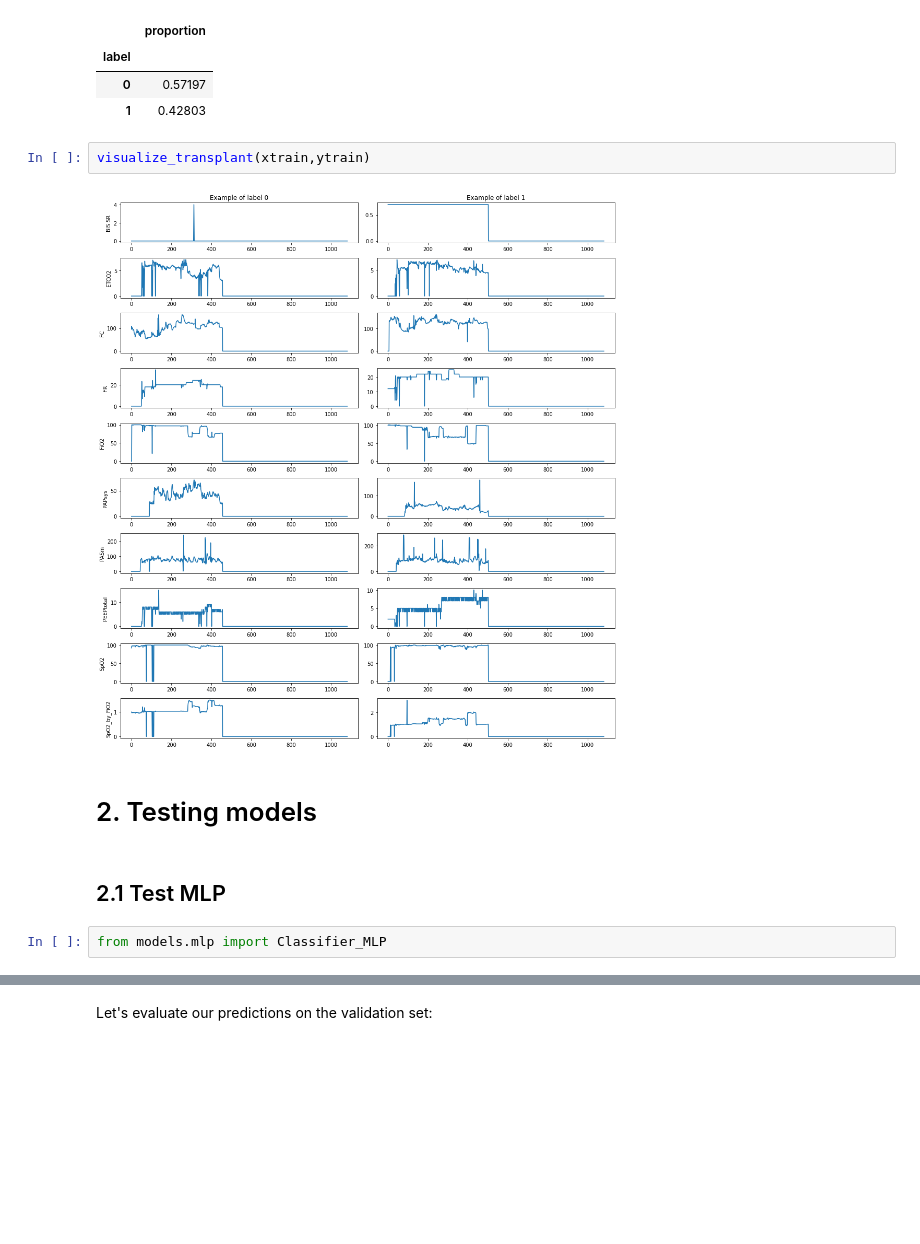
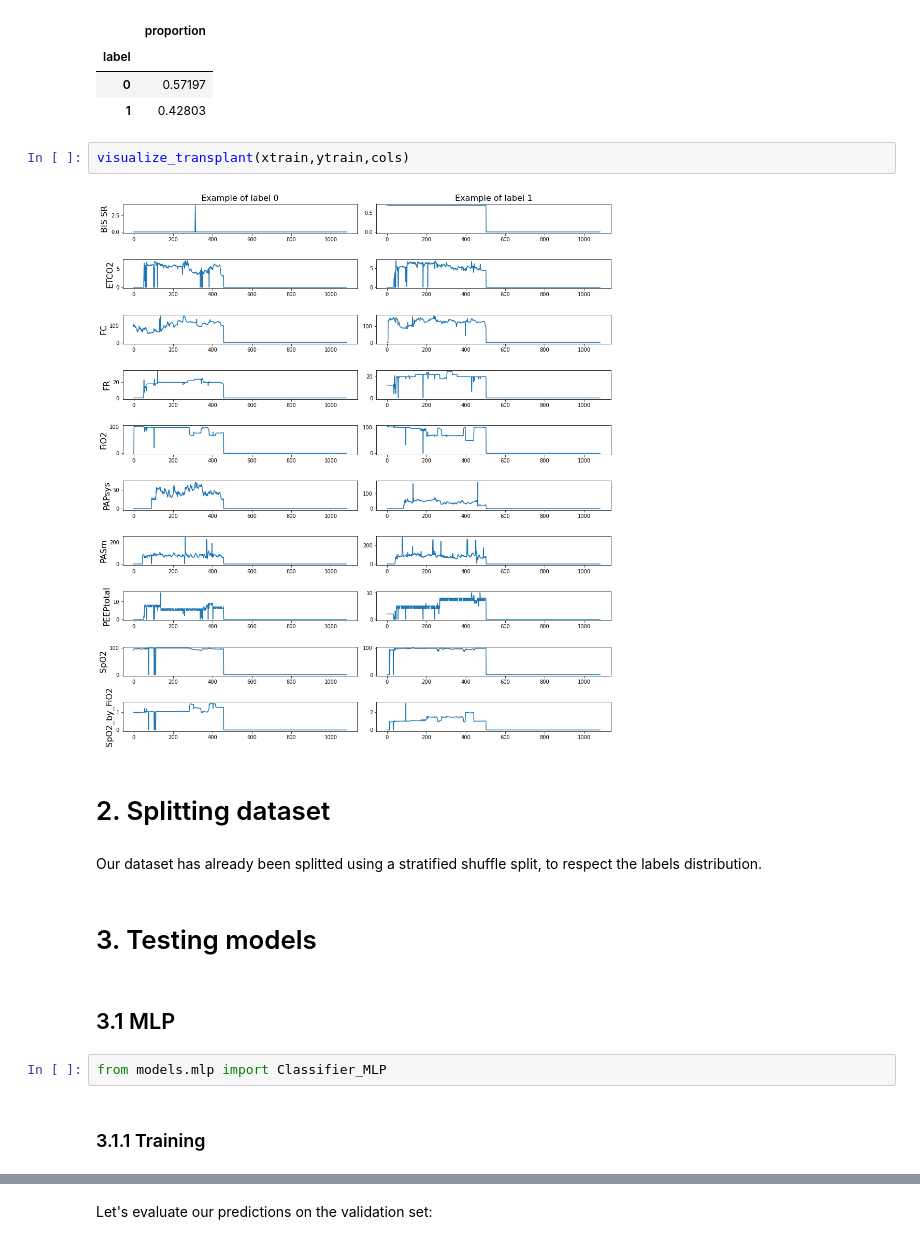
Before and after one commit to DatenBiene/Medical_Time_Series_Calssification, a Jupyter notebook: Transplant.ipynb, the cells around one changed output, grey strips where cells are left out. Cells and saved outputs as stored; diff of their text form; blank space fills up the shorter version.

Commit message:
transplant notebook

```diff
--- a/Transplant.ipynb
+++ b/Transplant.ipynb
@@ -73,15 +105,21 @@ df_props
 | 0 | 0.57197 |
 | 1 | 0.42803 |
 # %%
-visualize_transplant(xtrain,ytrain)
+visualize_transplant(xtrain,ytrain,cols)
 # %% [output]
-[figure, old version]
+[figure, new version]
+# %% [markdown]
+# 2. Splitting dataset
+# %% [markdown]
+Our dataset has already been splitted using a stratified shuffle split, to respect the labels distribution.
 # %% [markdown]
-# 2. Testing models
+# 3. Testing models
 # %% [markdown]
-## 2.1 Test MLP
+## 3.1 MLP
 # %%
 from models.mlp import Classifier_MLP
+# %% [markdown]
+### 3.1.1 Training
 # %%
 mlp = Classifier_MLP(output_directory='outputs/output_mlp/',input_shape=(xtrain.shape[1],xtrain.shape[2]),
                      nb_classes = 2,verbose=True,
```
Also changed, not shown: parts of 54 cells of this notebook, 2 other files.
